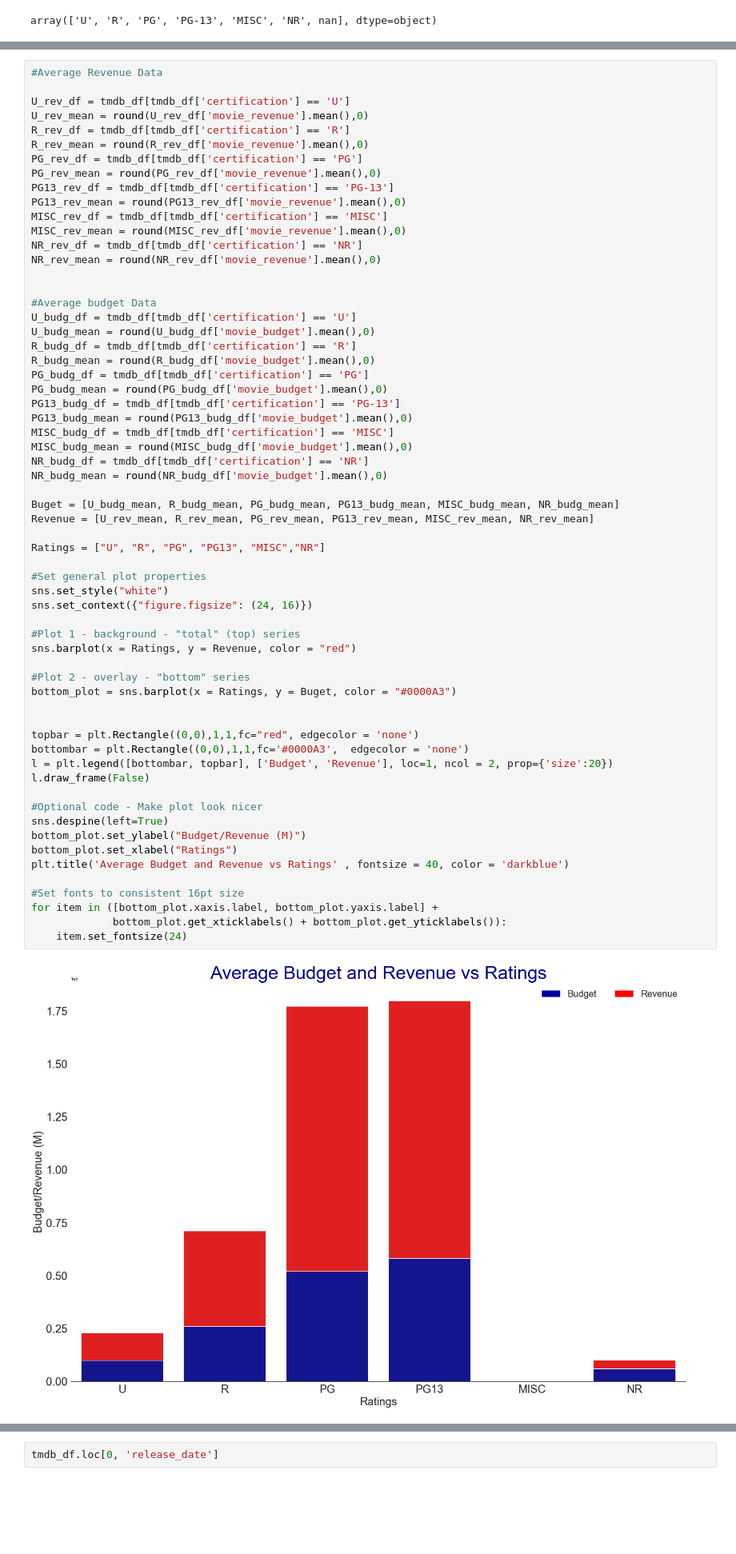
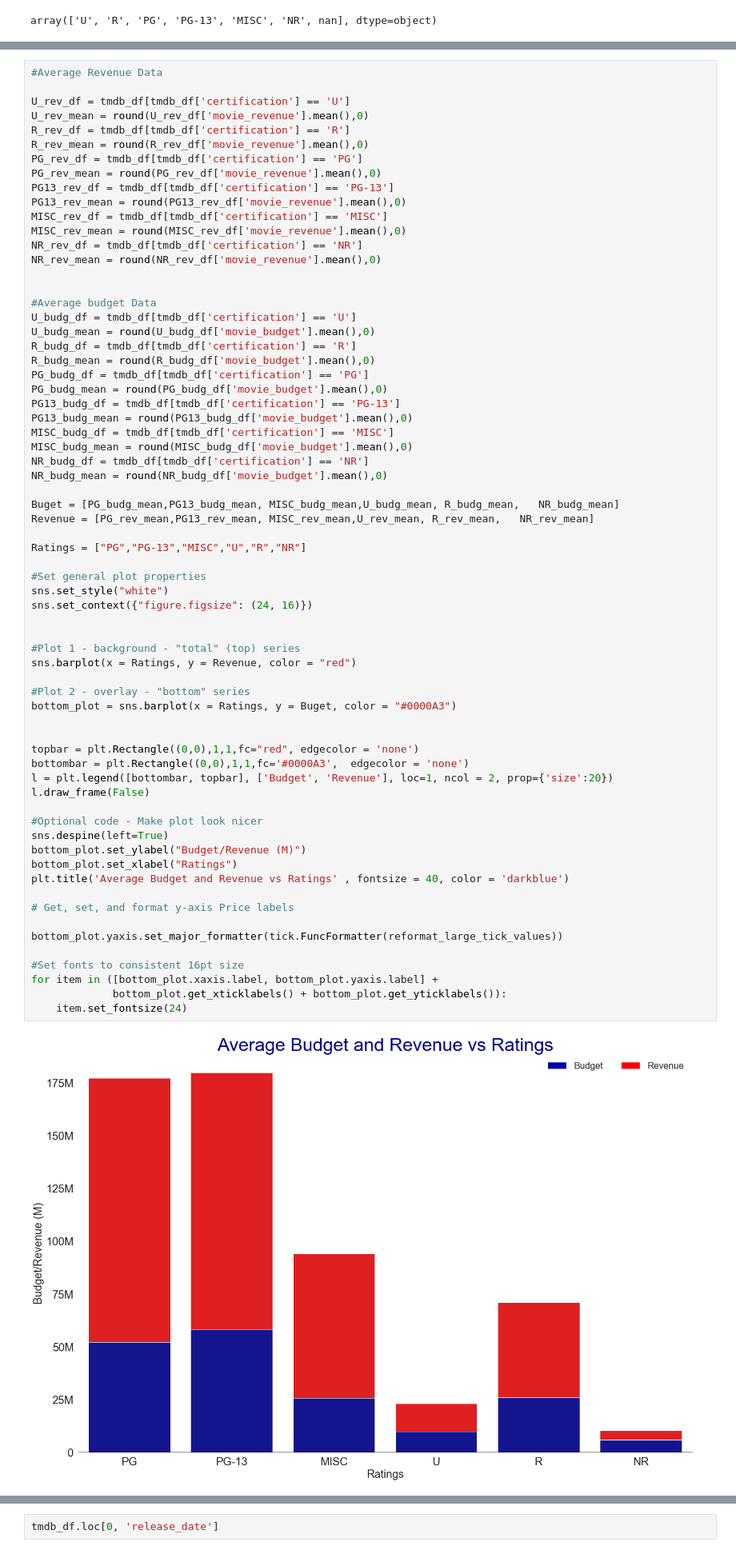
Before and after one commit to phillipojo24/dsc-mod-1-project-v2-1-onl01-dtsc-pt-041320, a Jupyter notebook: student.ipynb, the cells around one changed output, grey strips where cells are left out. Shown at 80% size. Cells and saved outputs as stored; diff of their text form; blank space fills up the shorter version.

```diff
--- a/student.ipynb
+++ b/student.ipynb
@@ -246,36 +324,41 @@ MISC_budg_mean = round(MISC_budg_df['movie_budget'].mean(),0)
 NR_budg_df = tmdb_df[tmdb_df['certification'] == 'NR']
 NR_budg_mean = round(NR_budg_df['movie_budget'].mean(),0)
 
-Buget = [U_budg_mean, R_budg_mean, PG_budg_mean, PG13_budg_mean, MISC_budg_mean, NR_budg_mean]
-Revenue = [U_rev_mean, R_rev_mean, PG_rev_mean, PG13_rev_mean, MISC_rev_mean, NR_rev_mean]
+Buget = [PG_budg_mean,PG13_budg_mean, MISC_budg_mean,U_budg_mean, R_budg_mean,   NR_budg_mean]
+Revenue = [PG_rev_mean,PG13_rev_mean, MISC_rev_mean,U_rev_mean, R_rev_mean,   NR_rev_mean]
 
-Ratings = ["U", "R", "PG", "PG13", "MISC","NR"]
+Ratings = ["PG","PG-13","MISC","U","R","NR"]
 
 #Set general plot properties
 sns.set_style("white")
 sns.set_context({"figure.figsize": (24, 16)})
+
 
 #Plot 1 - background - "total" (top) series
 sns.barplot(x = Ratings, y = Revenue, color = "red")
 
 #Plot 2 - overlay - "bottom" series
 bottom_plot = sns.barplot(x = Ratings, y = Buget, color = "#0000A3")
 
 
 topbar = plt.Rectangle((0,0),1,1,fc="red", edgecolor = 'none')
 bottombar = plt.Rectangle((0,0),1,1,fc='#0000A3',  edgecolor = 'none')
 l = plt.legend([bottombar, topbar], ['Budget', 'Revenue'], loc=1, ncol = 2, prop={'size':20})
 l.draw_frame(False)
 
 #Optional code - Make plot look nicer
 sns.despine(left=True)
 bottom_plot.set_ylabel("Budget/Revenue (M)")
 bottom_plot.set_xlabel("Ratings")
 plt.title('Average Budget and Revenue vs Ratings' , fontsize = 40, color = 'darkblue')
 
+# Get, set, and format y-axis Price labels
+
+bottom_plot.yaxis.set_major_formatter(tick.FuncFormatter(reformat_large_tick_values))
+
 #Set fonts to consistent 16pt size
 for item in ([bottom_plot.xaxis.label, bottom_plot.yaxis.label] +
              bottom_plot.get_xticklabels() + bottom_plot.get_yticklabels()):
     item.set_fontsize(24)
 # %% [output]
-[figure, old version]
+[figure, new version]
```
Also changed, not shown: parts of 36 cells of this notebook.
